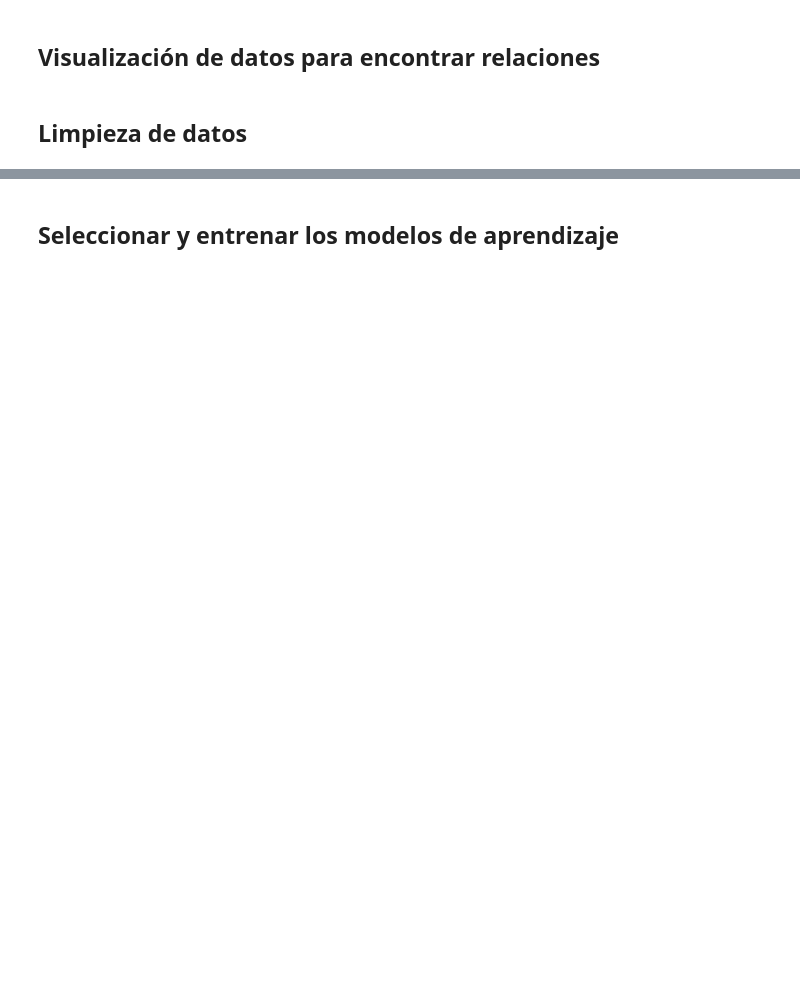
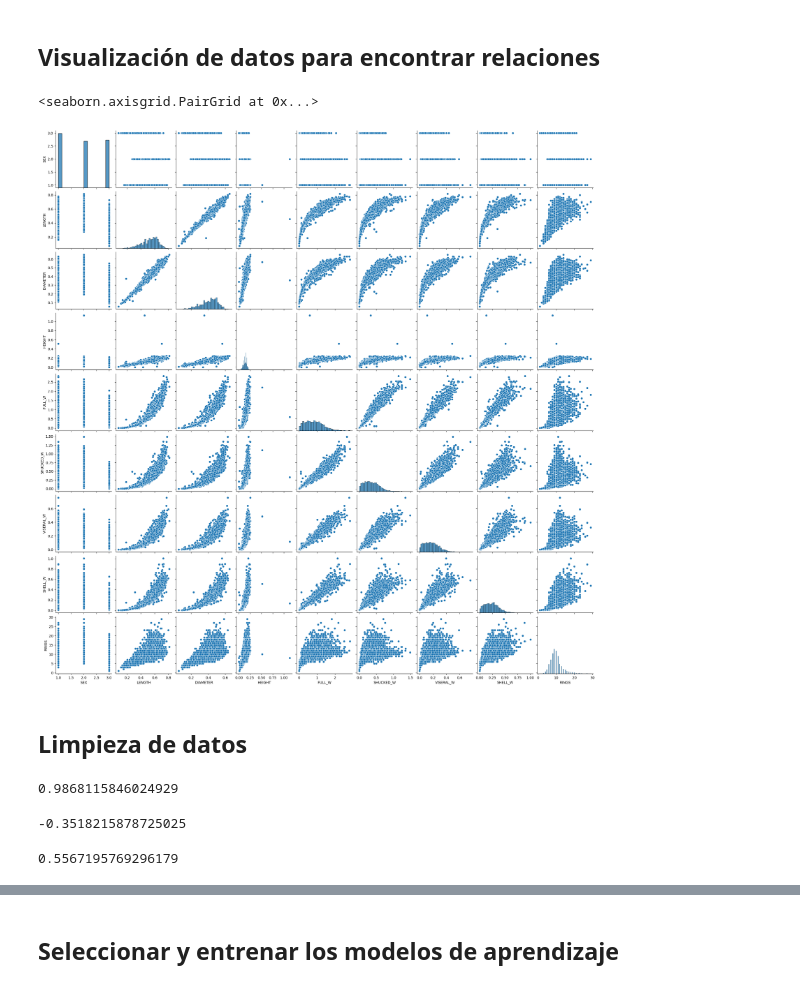
Before and after one commit to dragonnomada/ml-2023, a Jupyter notebook: C203.ipynb, the cells around one changed output, grey strips where cells are left out. Saved outputs shown, nothing was run; the diff lists cells and outputs as text; code cells hidden in the pictures; blank space fills up the shorter version.

```diff
--- a/C203.ipynb
+++ b/C203.ipynb
@@ -172,0 +175,15 @@ Define un problema y diseña un conjunto de datos real o ficticio, identificando
+# %%
+import pandas as pd
+
+data = pd.read_csv("/content/abalone.data", header=None)
+
+data.columns = ["SEX", "LENGTH", "DIAMETER", "HEIGHT",
+                "FULL_W", "SHUCKED_W", "VISERAL_W", "SHELL_W", "RINGS"]
+
+data["SEX"] = data["SEX"].map({
+    "M": 1,
+    "F": 2,
+    "I": 3
+})
+
+data.sample(5)
@@ -175,2 +232,9 @@ Define un problema y diseña un conjunto de datos real o ficticio, identificando
+# %%
+import seaborn as sns
+
+sns.pairplot(data)
+# %% [output]
+<seaborn.axisgrid.PairGrid at 0x...>
+[figure, added]
 # %% [markdown]
 ## Limpieza de datos
@@ -176,0 +252,12 @@ Define un problema y diseña un conjunto de datos real o ficticio, identificando
+# %%
+x2.corr(x3)
+# %% [output]
+0.9868115846024929
+# %%
+x1.corr(y)
+# %% [output]
+-0.3518215878725025
+# %%
+x2.corr(y)
+# %% [output]
+0.5567195769296179
```
Also changed, not shown: parts of 23 cells of this notebook, 9 other files.
